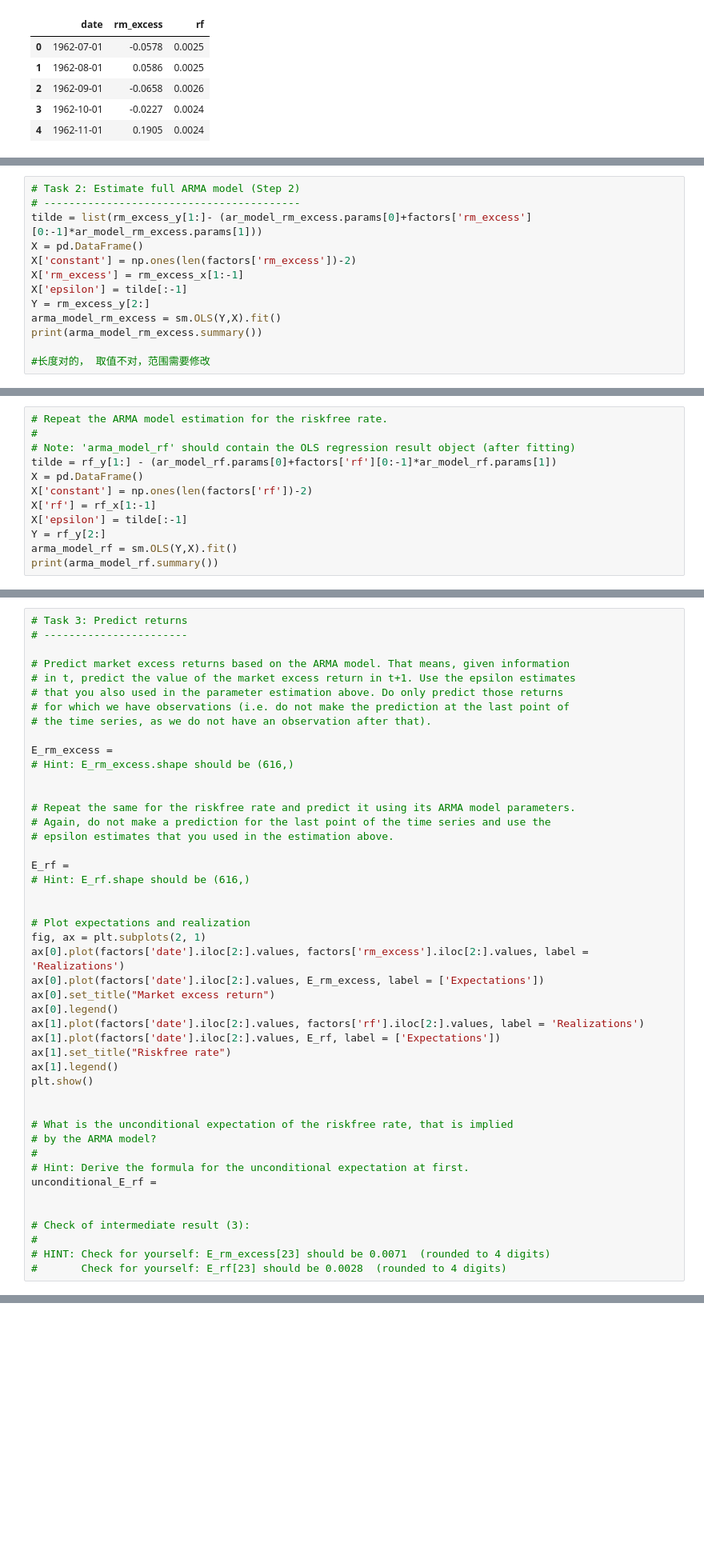
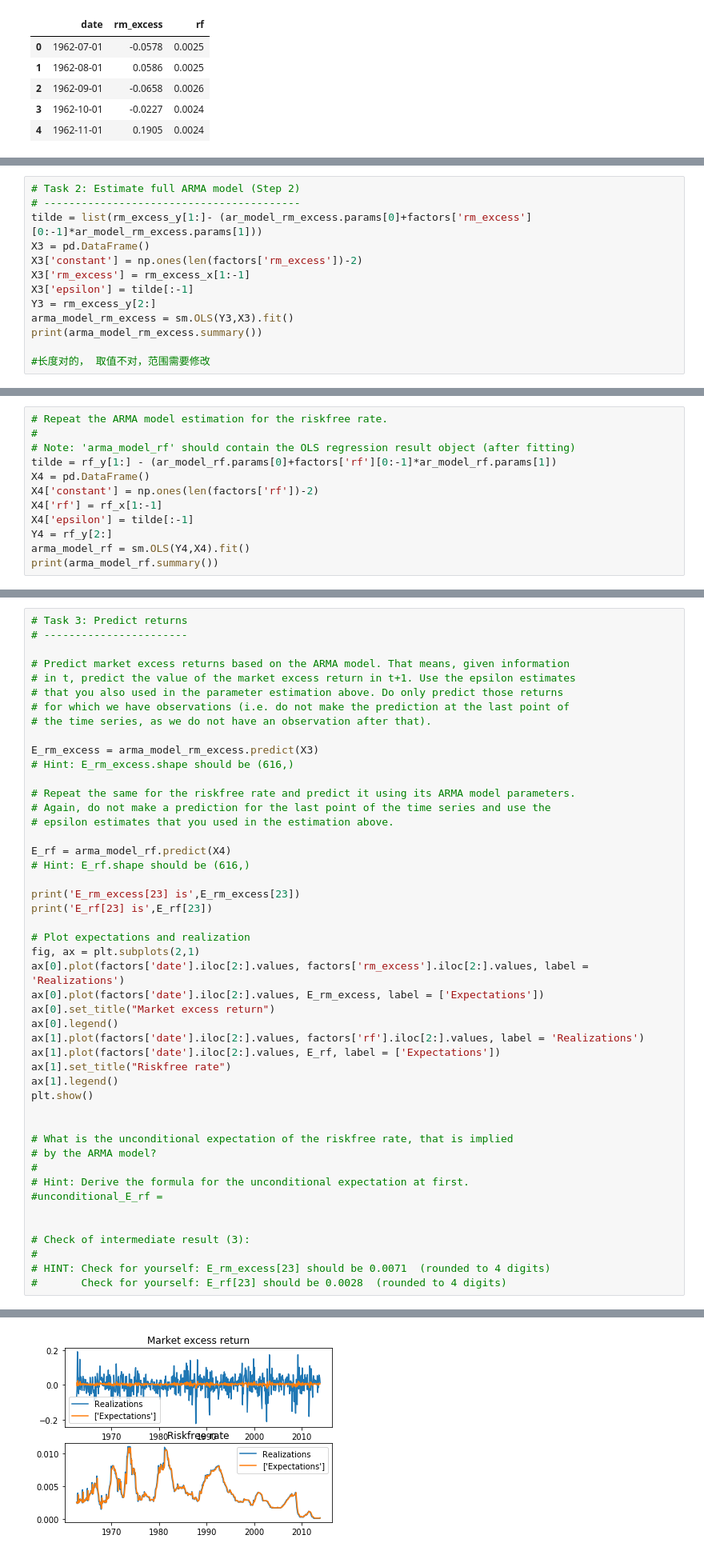
Before and after one commit to oliverwsd/Finance, a Jupyter notebook: set4.ipynb, the cells around one changed output, grey strips where cells are left out. Shown at 80% size. Drawn from its saved outputs; the diff is of its cells as text; blank space fills up the shorter version.

```diff
--- a/set4.ipynb
+++ b/set4.ipynb
@@ -125,12 +125,12 @@ Warnings:
 # Task 2: Estimate full ARMA model (Step 2)
 # -----------------------------------------
 tilde = list(rm_excess_y[1:]- (ar_model_rm_excess.params[0]+factors['rm_excess'][0:-1]*ar_model_rm_excess.params[1]))
-X = pd.DataFrame()
-X['constant'] = np.ones(len(factors['rm_excess'])-2)
-X['rm_excess'] = rm_excess_x[1:-1]
-X['epsilon'] = tilde[:-1]
-Y = rm_excess_y[2:]
-arma_model_rm_excess = sm.OLS(Y,X).fit()
+X3 = pd.DataFrame()
+X3['constant'] = np.ones(len(factors['rm_excess'])-2)
+X3['rm_excess'] = rm_excess_x[1:-1]
+X3['epsilon'] = tilde[:-1]
+Y3 = rm_excess_y[2:]
+arma_model_rm_excess = sm.OLS(Y3,X3).fit()
 print(arma_model_rm_excess.summary())
 
 #长度对的， 取值不对，范围需要修改
@@ -157,12 +157,12 @@ Warnings:
 #
 # Note: 'arma_model_rf' should contain the OLS regression result object (after fitting)
 tilde = rf_y[1:] - (ar_model_rf.params[0]+factors['rf'][0:-1]*ar_model_rf.params[1])
-X = pd.DataFrame()
-X['constant'] = np.ones(len(factors['rf'])-2)
-X['rf'] = rf_x[1:-1]
-X['epsilon'] = tilde[:-1]
-Y = rf_y[2:]
-arma_model_rf = sm.OLS(Y,X).fit()
+X4 = pd.DataFrame()
+X4['constant'] = np.ones(len(factors['rf'])-2)
+X4['rf'] = rf_x[1:-1]
+X4['epsilon'] = tilde[:-1]
+Y4 = rf_y[2:]
+arma_model_rf = sm.OLS(Y4,X4).fit()
 print(arma_model_rf.summary())
 # %% [output]
                             OLS Regression Results
@@ -244,20 +253,21 @@ ar_significant_rf = 'yes'
 # for which we have observations (i.e. do not make the prediction at the last point of
 # the time series, as we do not have an observation after that).
 
-E_rm_excess =
+E_rm_excess = arma_model_rm_excess.predict(X3)
 # Hint: E_rm_excess.shape should be (616,)
-
 
 # Repeat the same for the riskfree rate and predict it using its ARMA model parameters.
 # Again, do not make a prediction for the last point of the time series and use the
 # epsilon estimates that you used in the estimation above.
 
-E_rf =
+E_rf = arma_model_rf.predict(X4)
 # Hint: E_rf.shape should be (616,)
 
+print('E_rm_excess[23] is',E_rm_excess[23])
+print('E_rf[23] is',E_rf[23])
 
 # Plot expectations and realization
-fig, ax = plt.subplots(2, 1)
+fig, ax = plt.subplots(2,1)
 ax[0].plot(factors['date'].iloc[2:].values, factors['rm_excess'].iloc[2:].values, label = 'Realizations')
 ax[0].plot(factors['date'].iloc[2:].values, E_rm_excess, label = ['Expectations'])
 ax[0].set_title("Market excess return")
@@ -273,10 +283,11 @@ plt.show()
 # by the ARMA model?
 #
 # Hint: Derive the formula for the unconditional expectation at first.
-unconditional_E_rf =
+#unconditional_E_rf =
 
 
 # Check of intermediate result (3):
 #
 # HINT: Check for yourself: E_rm_excess[23] should be 0.0071  (rounded to 4 digits)
 #       Check for yourself: E_rf[23] should be 0.0028  (rounded to 4 digits)
+# %% [output]
@@ -282,0 +296 @@ unconditional_E_rf =
+[figure, added]
```
Also changed, not shown: parts of 6 cells of this notebook.
